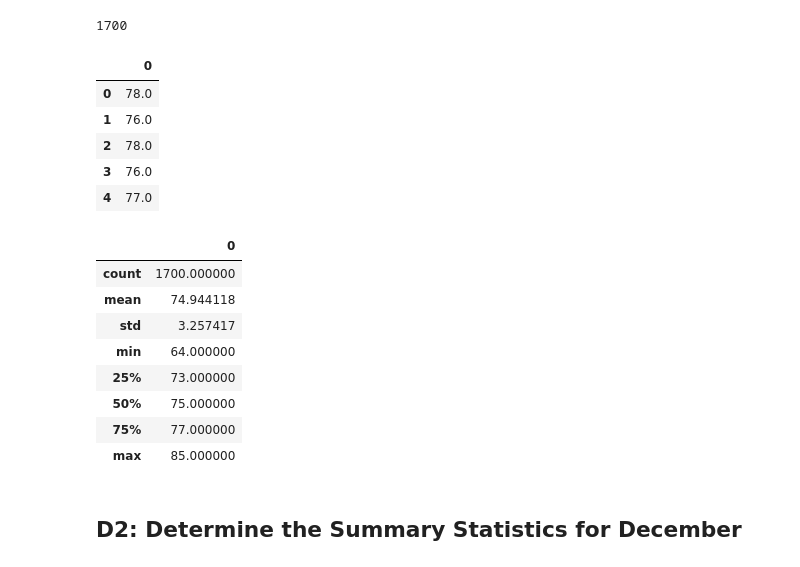
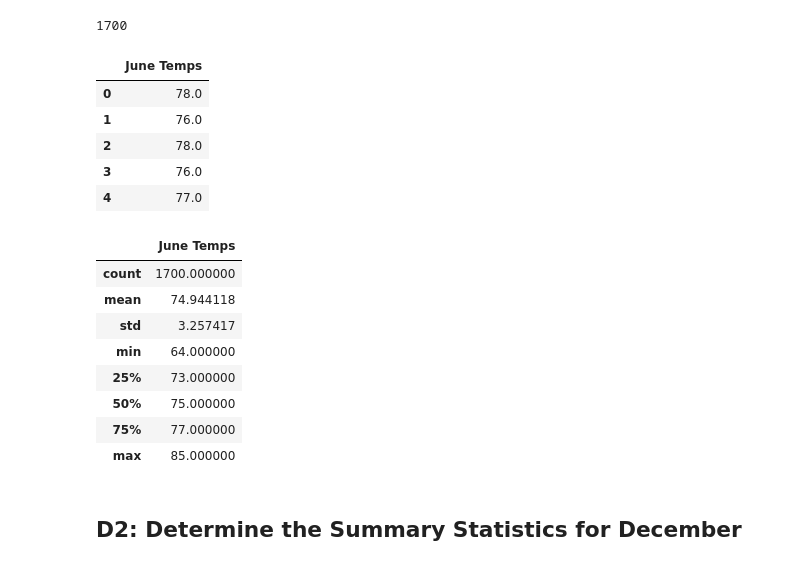
Before and after one commit to Jhackmeyer/surfs_up, a Jupyter notebook: SurfsUp_Challenge.ipynb, the cells around one changed output. Drawn from its saved outputs; the diff is of its cells as text; code cells hidden in the pictures.

```diff
--- a/SurfsUp_Challenge.ipynb
+++ b/SurfsUp_Challenge.ipynb
@@ -86,9 +87,10 @@ len(results)
 # %%
 # 4. Create a DataFrame from the list of temperatures for the month of June.
 temps_df = pd.DataFrame(results)
+temps_df.columns = ['June Temps']
 temps_df.head()
 # %% [output]
-|  | 0 |
+|  | June Temps |
 | 0 | 78.0 |
 | 1 | 76.0 |
 | 2 | 78.0 |
@@ -98,7 +100,7 @@ temps_df.head()
 # 5. Calculate and print out the summary statistics for the June temperature DataFrame.
 temps_df.describe()
 # %% [output]
-|  | 0 |
+|  | June Temps |
 | count | 1700.000000 |
 | mean | 74.944118 |
 | std | 3.257417 |
```
Also changed, not shown: parts of 16 cells of this notebook, 4 other files.
